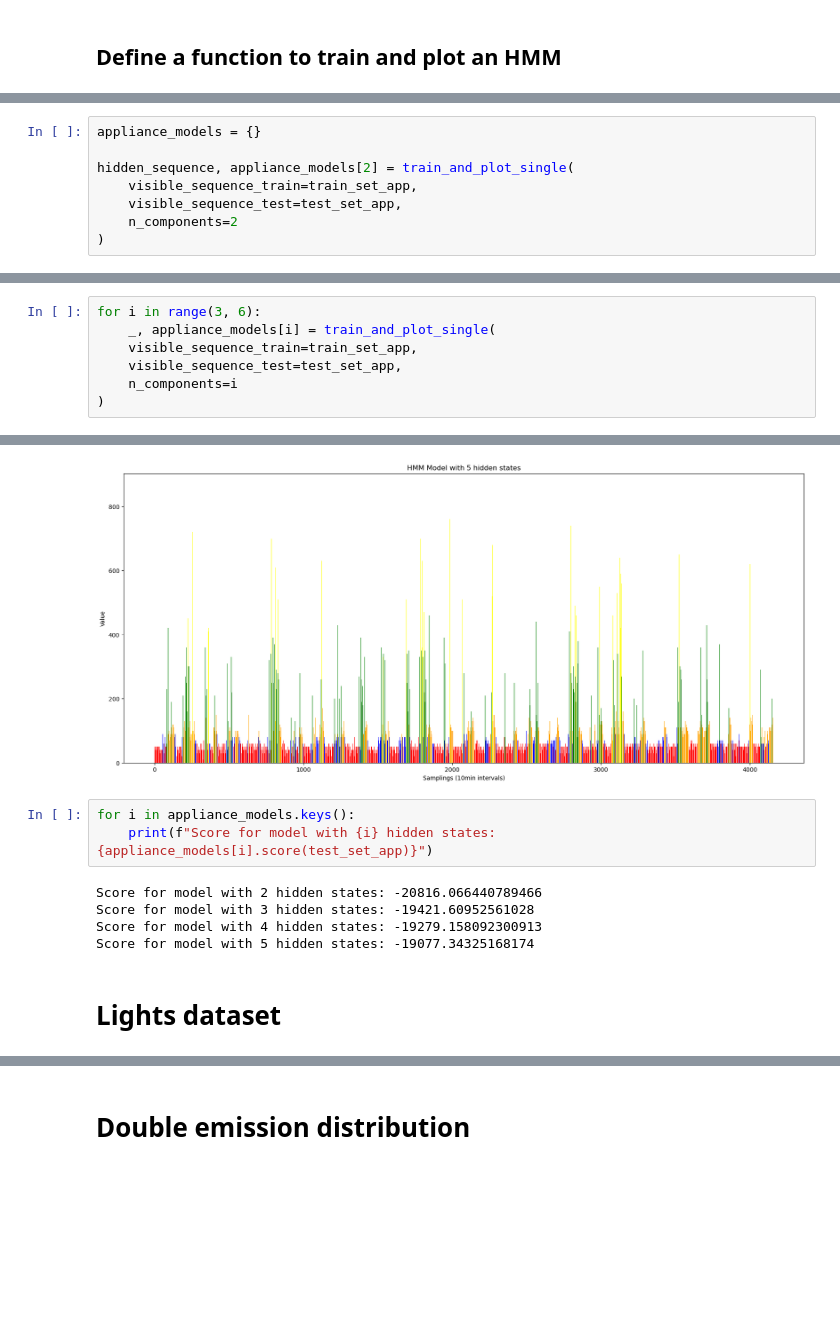
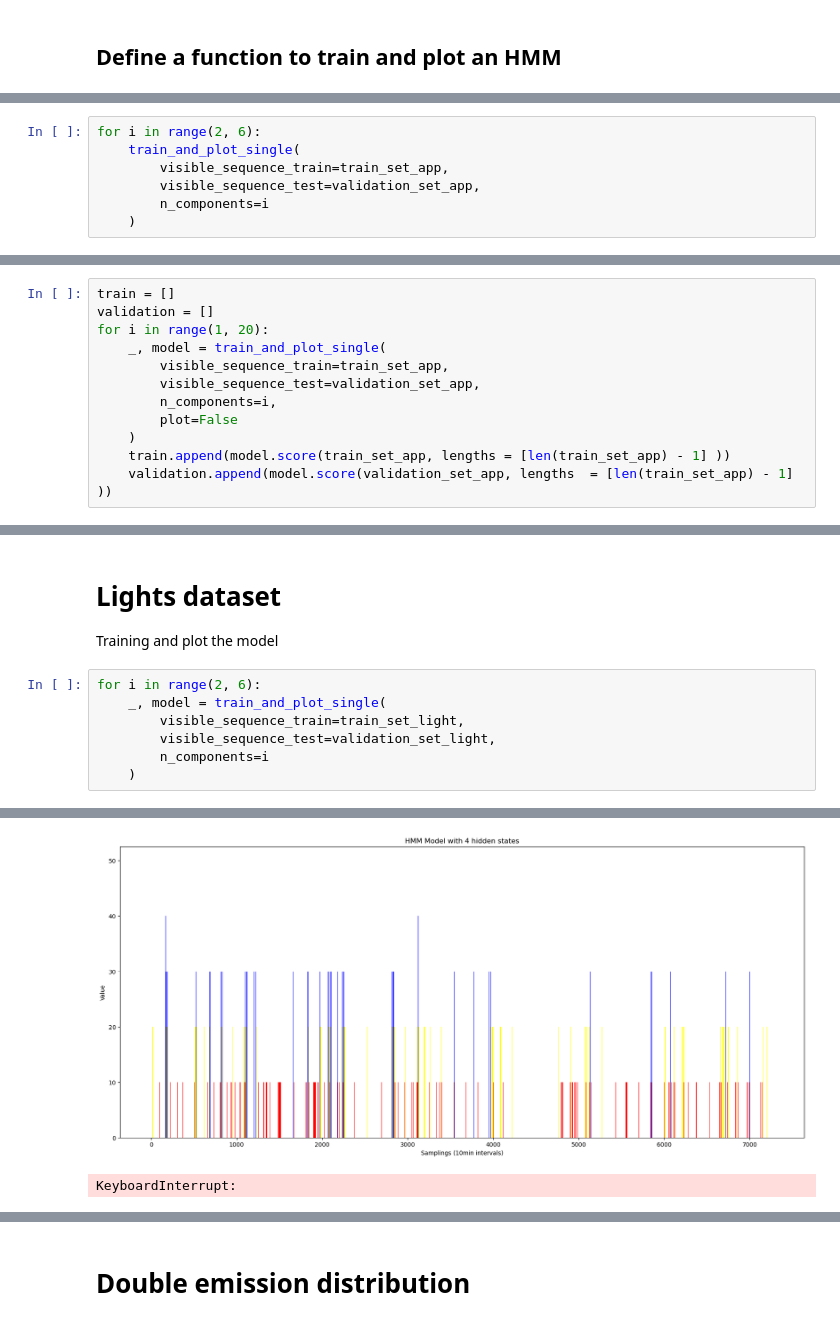
Before and after one commit to matteotolloso/ispr, a Jupyter notebook: midterm_2/hmm.ipynb, the cells around one changed output, grey strips where cells are left out. Saved outputs shown, nothing was run; the diff lists cells and outputs as text; blank space fills up the shorter version.

```diff
--- a/midterm_2/hmm.ipynb
+++ b/midterm_2/hmm.ipynb
@@ -84,9 +79,8 @@ We are going to plot the results for a period of 1 month
 # %%
-appliance_models = {}
-
-hidden_sequence, appliance_models[2] = train_and_plot_single(
-    visible_sequence_train=train_set_app,
-    visible_sequence_test=test_set_app,
-    n_components=2
-)
+for i in range(2, 6):
+    train_and_plot_single(
+        visible_sequence_train=train_set_app,
+        visible_sequence_test=validation_set_app,
+        n_components=i
+    )
 # %% [output]
@@ -95,0 +93,12 @@ hidden_sequence, appliance_models[2] = train_and_plot_single(
+# %%
+train = []
+validation = []
+for i in range(1, 20):
+    _, model = train_and_plot_single(
+        visible_sequence_train=train_set_app,
+        visible_sequence_test=validation_set_app,
+        n_components=i,
+        plot=False
+    )
+    train.append(model.score(train_set_app, lengths = [len(train_set_app) - 1] ))
+    validation.append(model.score(validation_set_app, lengths  = [len(train_set_app) - 1] ))
@@ -96,8 +114,12 @@ hidden_sequence, appliance_models[2] = train_and_plot_single(
+# %% [markdown]
+# Lights dataset
+
+Training and plot the model
 # %%
-for i in range(3, 6):
-    _, appliance_models[i] = train_and_plot_single(
-    visible_sequence_train=train_set_app,
-    visible_sequence_test=test_set_app,
-    n_components=i
-)
+for i in range(2, 6):
+    _, model = train_and_plot_single(
+        visible_sequence_train=train_set_light,
+        visible_sequence_test=validation_set_light,
+        n_components=i
+    )
 # %% [output]
@@ -106,11 +128,2 @@ for i in range(3, 6):
-[figure, old version]
+[figure, new version]
+KeyboardInterrupt:
-# %%
-for i in appliance_models.keys():
-    print(f"Score for model with {i} hidden states: {appliance_models[i].score(test_set_app)}")
-# %% [output]
-Score for model with 2 hidden states: -20816.066440789466
-Score for model with 3 hidden states: -19421.60952561028
-Score for model with 4 hidden states: -19279.158092300913
-Score for model with 5 hidden states: -19077.34325168174
-# %% [markdown]
-# Lights dataset
```
Also changed, not shown: parts of 21 cells of this notebook.
